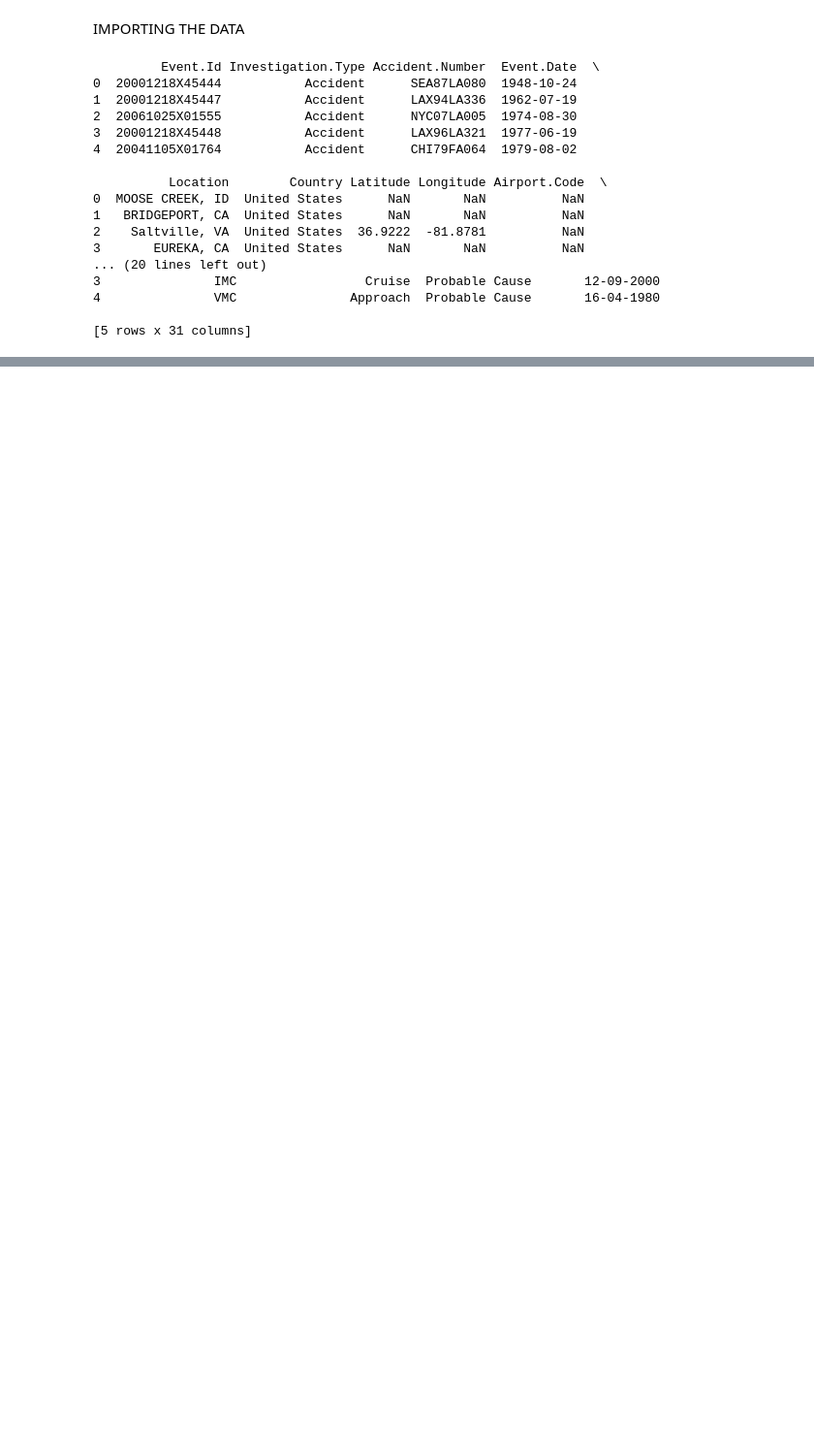
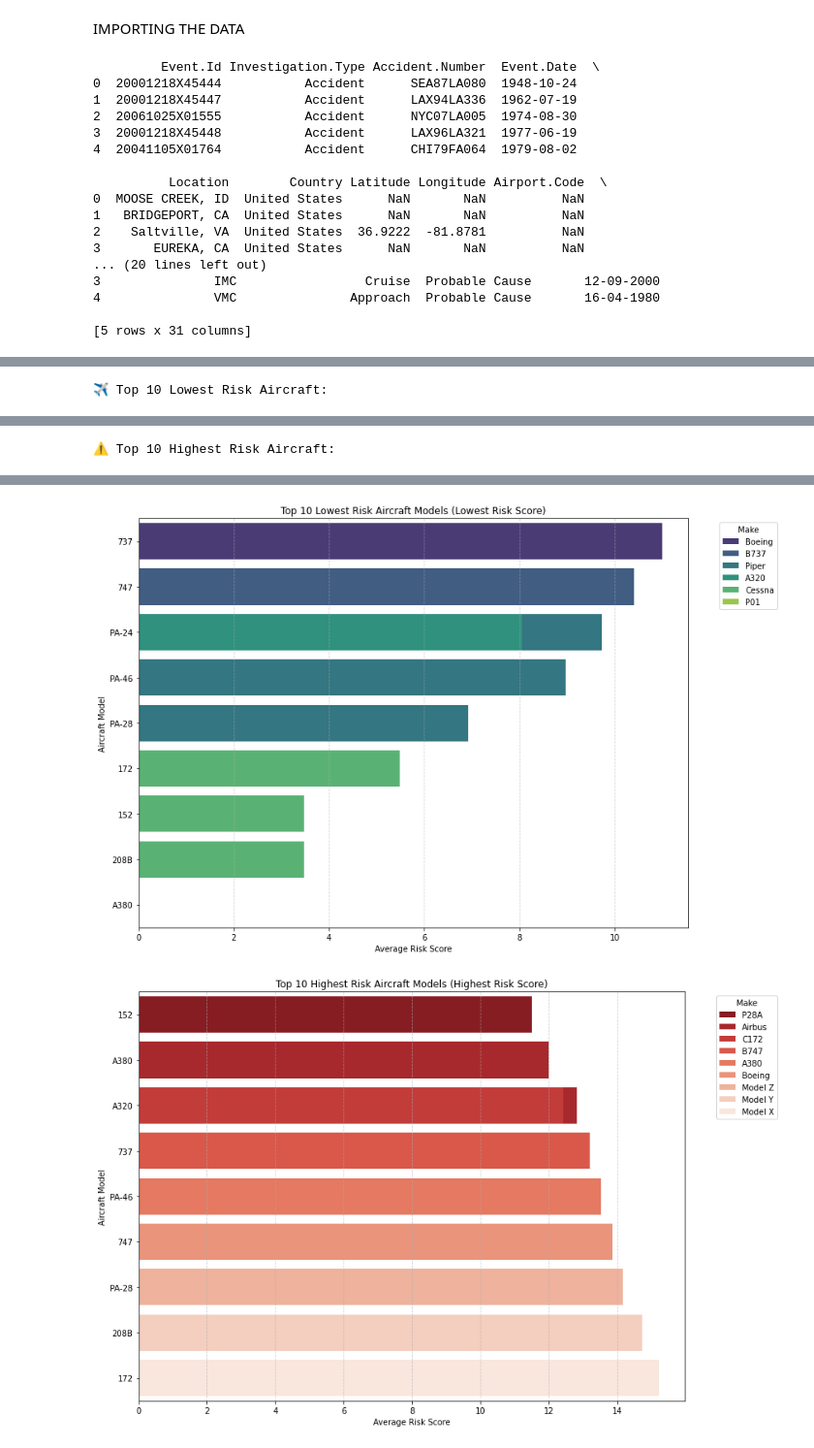
Before and after one commit to moruriinnocentlouis-collab/project_phase_1, a Jupyter notebook: project_phase_1.ipynb, the cells around one changed output, grey strips where cells are left out. Shown at 97% size. Cells and saved outputs as stored; diff of their text form; code cells hidden in the pictures; blank space fills up the shorter version.

Commit message:
Adding code and visualizations.

```diff
--- a/project_phase_1.ipynb
+++ b/project_phase_1.ipynb
@@ -26,0 +264,75 @@ print(df.head())
+# %%
+
+#identifying and visualizing the aircraft models with the highest and lowest calculated risk scores from a DataFrame
+import pandas as pd
+import seaborn as sns
+import matplotlib.pyplot as plt
+import numpy as np
+
+# --- 1. Mock Data Creation ---
+# In a real scenario, this data would come from your 'Aviation_Data.csv'
+# after cleaning and calculating a 'Risk_Score'.
+# Risk_Score is mock calculated here as an inverse function of incidents
+# to simulate that lower scores mean lower risk.
+data = {
+    'Make': ['Cessna', 'Cessna', 'Piper', 'Piper', 'Boeing', 'Airbus', 'Cessna', 'Boeing', 'Piper', 'Airbus', 'Model X', 'Model Y', 'Model Z', 'A380', 'B747', 'C172', 'P28A', 'B737', 'A320', 'P01'],
+    'Model': ['172', '208B', 'PA-28', 'PA-46', '737', 'A320', '152', '747', 'PA-24', 'A380', '172', '208B', 'PA-28', 'PA-46', '737', 'A320', '152', '747', 'PA-24', 'A380'],
+    'Total_Incidents': [2, 1, 3, 5, 8, 12, 1, 15, 6, 10, 20, 18, 16, 14, 13, 11, 9, 7, 4, 0],
+}
+# Create a mock risk score (higher incidents = higher score/risk)
+df = pd.DataFrame(data)
+df['Risk_Score'] = df['Total_Incidents'].apply(lambda x: round(np.log1p(x) * 5, 2))
+
+# Aggregate to create the 'risk_summary' DataFrame by Make and Model
+risk_summary = df.groupby(['Make', 'Model']).agg(
+    Total_Incidents=('Total_Incidents', 'sum'),
+    Risk_Score=('Risk_Score', 'mean') # Use mean if multiple records exist per model
+).reset_index()
+
+
+# --- 2. User's Analysis Code ---
+
+# Select the top 10 with the lowest risk scores
+lowest_risk = risk_summary.sort_values('Risk_Score', ascending=True).head(10)
+# Select the top 10 with the highest risk scores
+highest_risk = risk_summary.sort_values('Risk_Score', ascending=False).head(10)
+
+print("✈️ Top 10 Lowest Risk Aircraft:")
+# Display the resulting data frame for the user
+display(lowest_risk[['Make', 'Model', 'Risk_Score', 'Total_Incidents']])
+
+print("\n⚠️ Top 10 Highest Risk Aircraft:")
+# Display the resulting data frame for the user
+display(highest_risk[['Make', 'Model', 'Risk_Score', 'Total_Incidents']])
+
+# --- 3. Visualization ---
+
+# Visualization for Lowest Risk Aircraft
+plt.figure(figsize=(12,8))
+sns.barplot(
+    data=lowest_risk.sort_values('Risk_Score', ascending=False), # Sort for clean vertical bar chart presentation
+    x='Risk_Score', y='Model', hue='Make', dodge=False, palette='viridis'
+)
+plt.title('Top 10 Lowest Risk Aircraft Models (Lowest Risk Score)')
+plt.xlabel('Average Risk Score')
+plt.ylabel('Aircraft Model')
+plt.legend(title='Make', bbox_to_anchor=(1.05, 1), loc='upper left')
+plt.grid(axis='x', linestyle='--', alpha=0.6)
+plt.tight_layout()
+plt.show()
+
+# Visualization for Highest Risk Aircraft (Added for comparison)
+plt.figure(figsize=(12,8))
+sns.barplot(
+    data=highest_risk.sort_values('Risk_Score', ascending=True), # Sort for clean vertical bar chart presentation
+    x='Risk_Score', y='Model', hue='Make', dodge=False, palette='Reds_r'
+)
+plt.title('Top 10 Highest Risk Aircraft Models (Highest Risk Score)')
+plt.xlabel('Average Risk Score')
+plt.ylabel('Aircraft Model')
+plt.legend(title='Make', bbox_to_anchor=(1.05, 1), loc='upper left')
+plt.grid(axis='x', linestyle='--', alpha=0.6)
+plt.tight_layout()
+plt.show()
+# %% [output]
+✈️ Top 10 Lowest Risk Aircraft:
@@ -26,0 +350 @@ print(df.head())
+⚠️ Top 10 Highest Risk Aircraft:
@@ -26,0 +362,2 @@ print(df.head())
+[figure, added]
+[figure, added]
```
Also changed, not shown: parts of 22 cells of this notebook.
